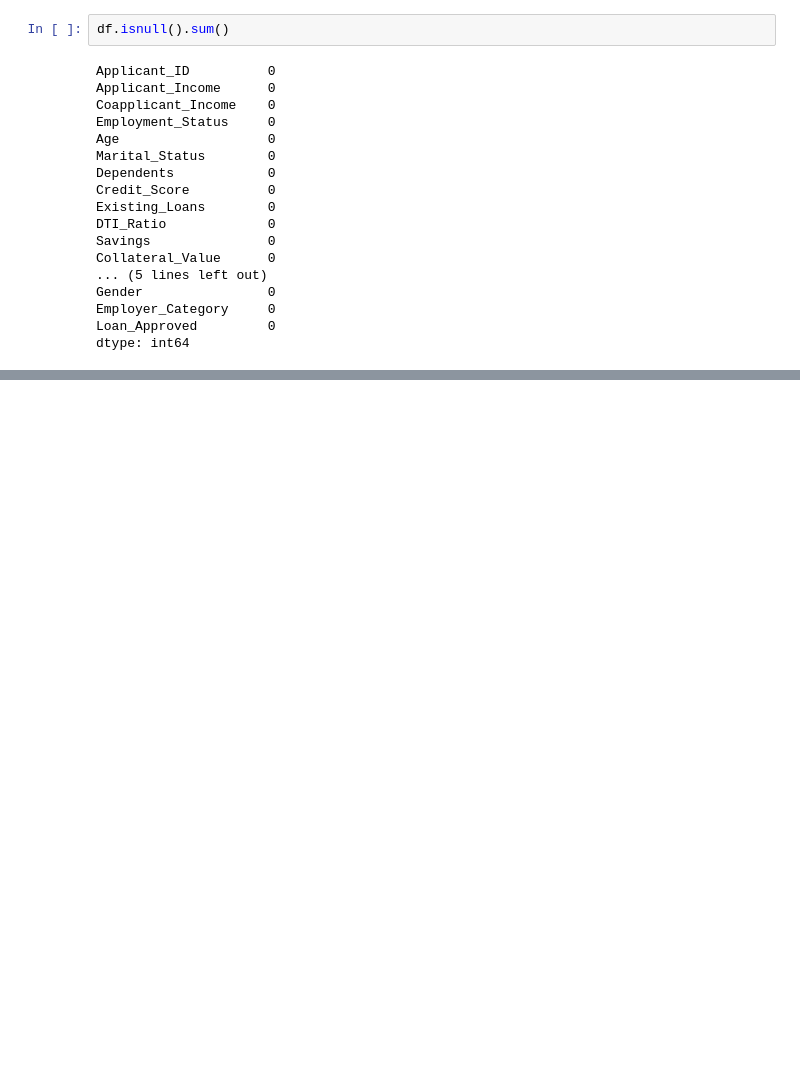
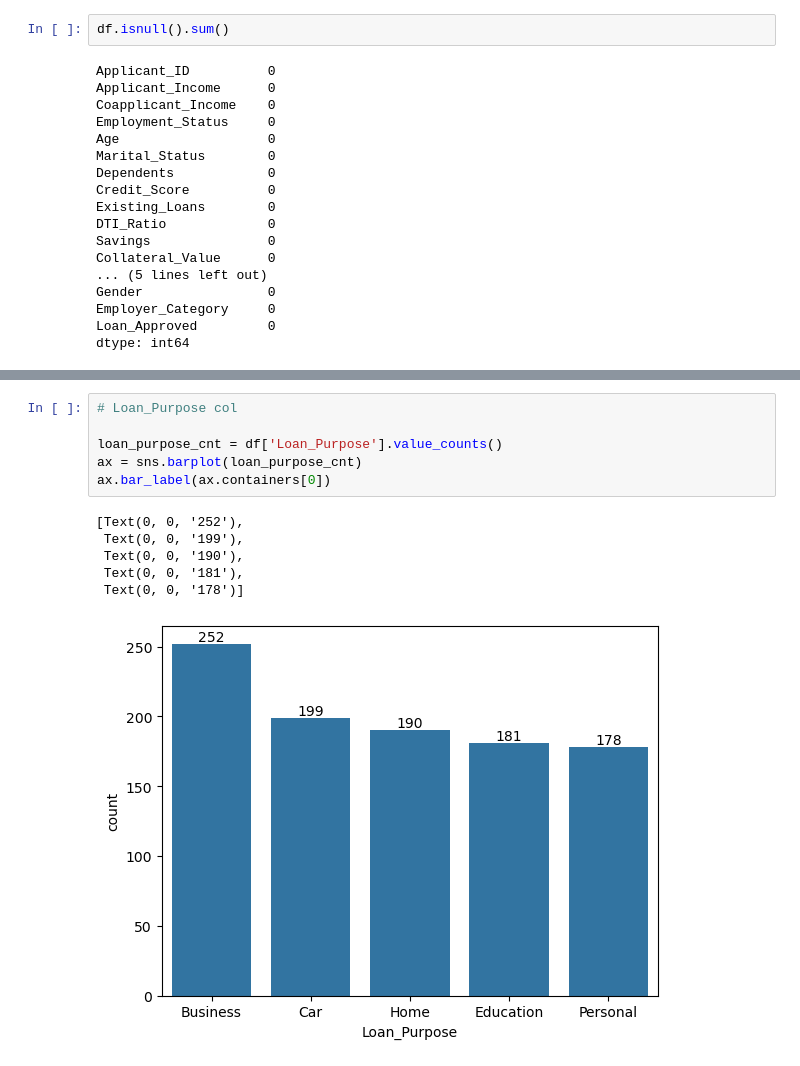
Before and after one commit to kishan-data/ml-projects, a Jupyter notebook: creditwise_loan_system.ipynb, the cells around one changed output, grey strips where cells are left out. Drawn from its saved outputs; the diff is of its cells as text; blank space fills up the shorter version.

```diff
--- a/creditwise_loan_system.ipynb
+++ b/creditwise_loan_system.ipynb
@@ -137,0 +180,13 @@ dtype: int64
+# %%
+# Loan_Purpose col
+
+loan_purpose_cnt = df['Loan_Purpose'].value_counts()
+ax = sns.barplot(loan_purpose_cnt)
+ax.bar_label(ax.containers[0])
+# %% [output]
+[Text(0, 0, '252'),
+ Text(0, 0, '199'),
+ Text(0, 0, '190'),
+ Text(0, 0, '181'),
+ Text(0, 0, '178')]
+[figure, added]
```
Also changed, not shown: parts of 14 cells of this notebook.
